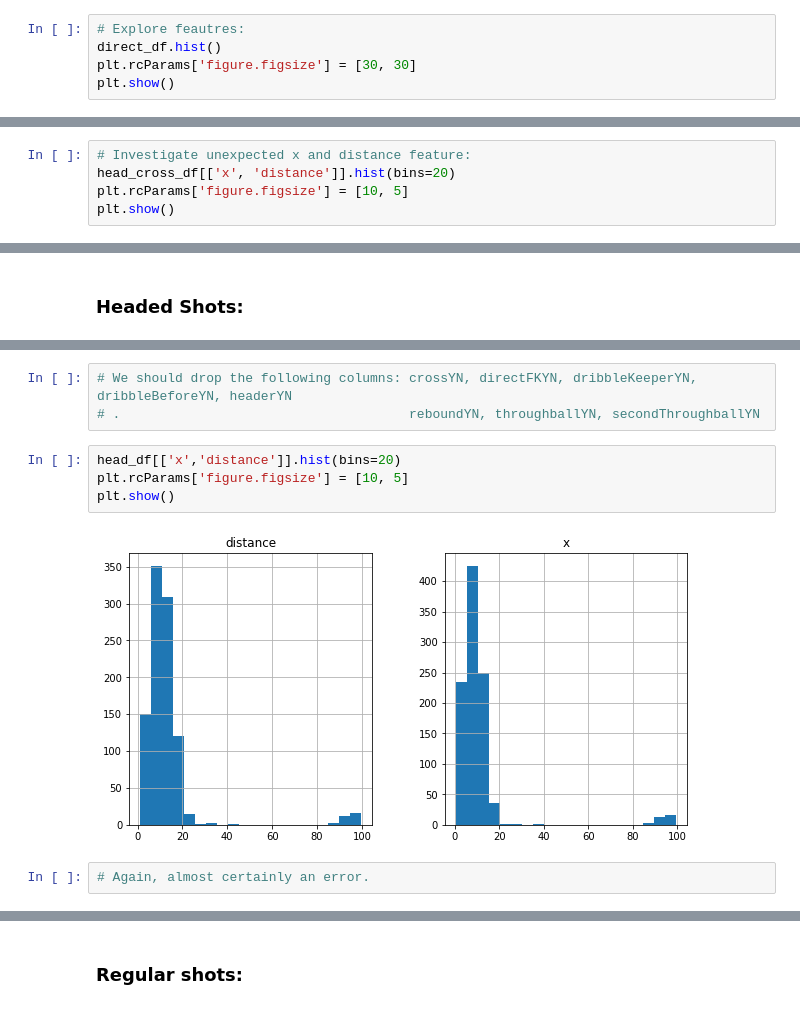
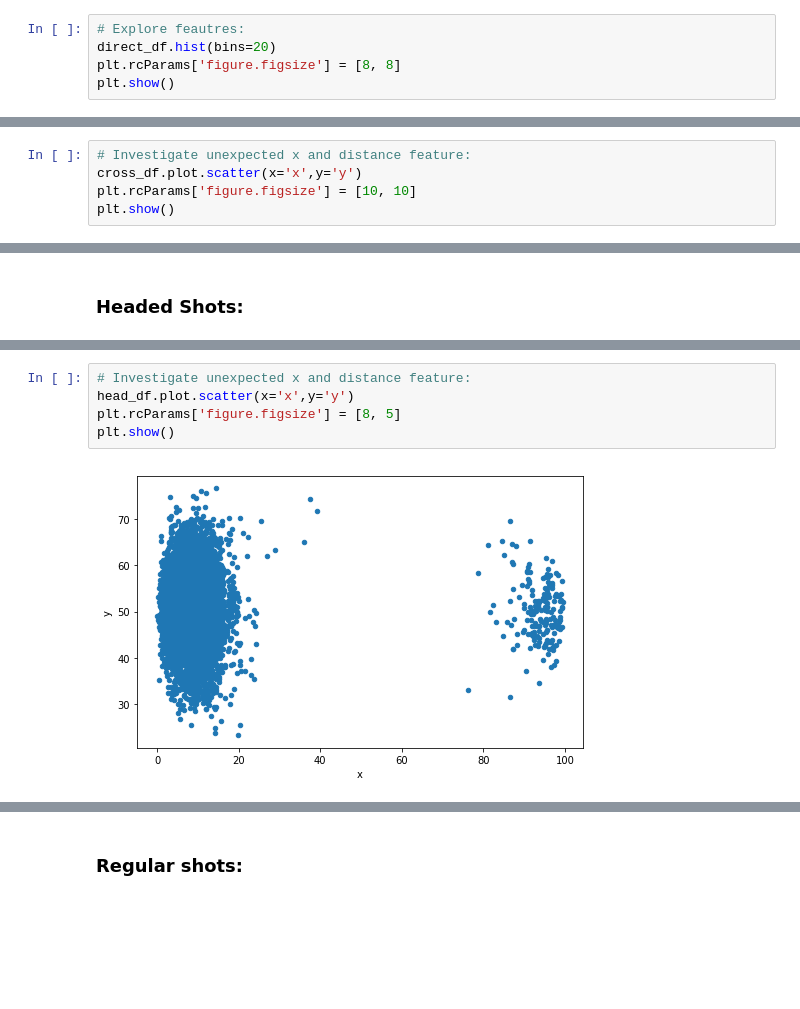
Before and after one commit to WaydeHerman/Expected_Goals, a Jupyter notebook: EDA.ipynb, the cells around one changed output, grey strips where cells are left out. Cells and saved outputs as stored; diff of their text form; blank space fills up the shorter version.

```diff
--- a/EDA.ipynb
+++ b/EDA.ipynb
@@ -22,7 +22,7 @@ direct_df.goalYN.value_counts(normalize=True)
 Name: goalYN, dtype: float64
 # %%
 # Explore feautres:
-direct_df.hist()
-plt.rcParams['figure.figsize'] = [30, 30]
+direct_df.hist(bins=20)
+plt.rcParams['figure.figsize'] = [8, 8]
 plt.show()
 # %% [output]
@@ -68,5 +66,0 @@ plt.show()
-# %%
-# Investigate unexpected x and distance feature:
-head_cross_df[['x', 'distance']].hist(bins=20)
-plt.rcParams['figure.figsize'] = [10, 5]
-plt.show()
@@ -110,0 +100,5 @@ plt.show()
+# %%
+# Investigate unexpected x and distance feature:
+cross_df.plot.scatter(x='x',y='y')
+plt.rcParams['figure.figsize'] = [10, 10]
+plt.show()
@@ -136,11 +133,7 @@ plt.show()
-# %%
-# We should drop the following columns: crossYN, directFKYN, dribbleKeeperYN, dribbleBeforeYN, headerYN
-# .                                     reboundYN, throughballYN, secondThroughballYN
 # %%
-head_df[['x','distance']].hist(bins=20)
-plt.rcParams['figure.figsize'] = [10, 5]
+# Investigate unexpected x and distance feature:
+head_df.plot.scatter(x='x',y='y')
+plt.rcParams['figure.figsize'] = [8, 5]
 plt.show()
 # %% [output]
-[figure, old version]
+[figure, new version]
-# %%
-# Again, almost certainly an error.
```
Also changed, not shown: parts of 26 cells of this notebook, 5 other files.
